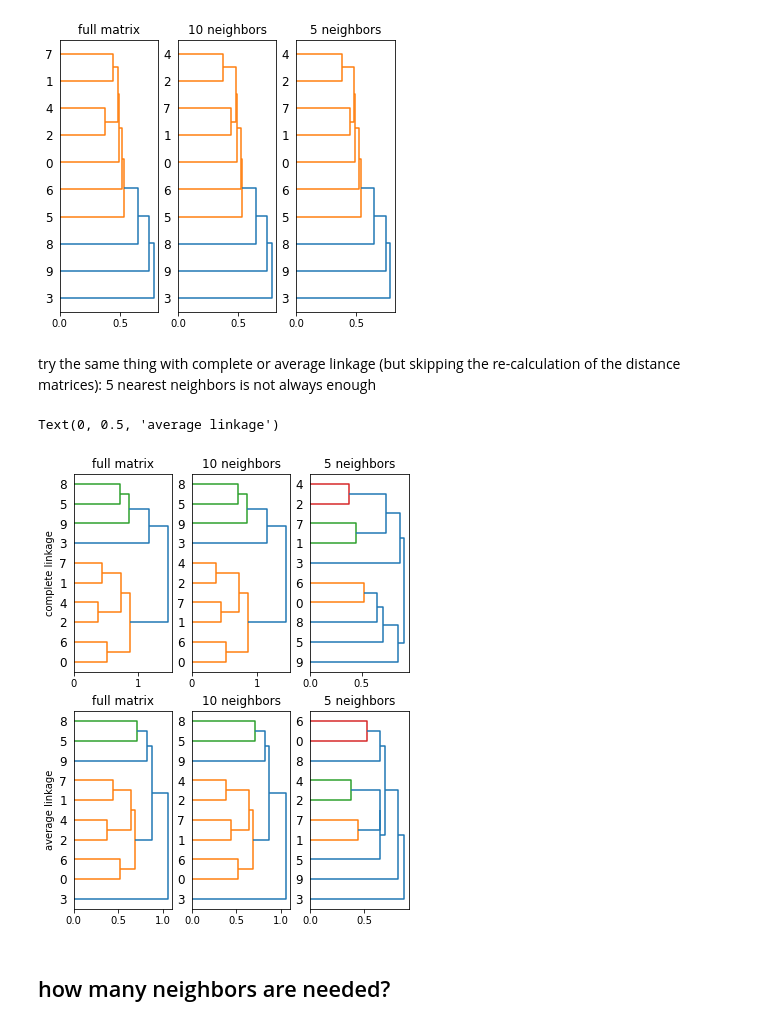
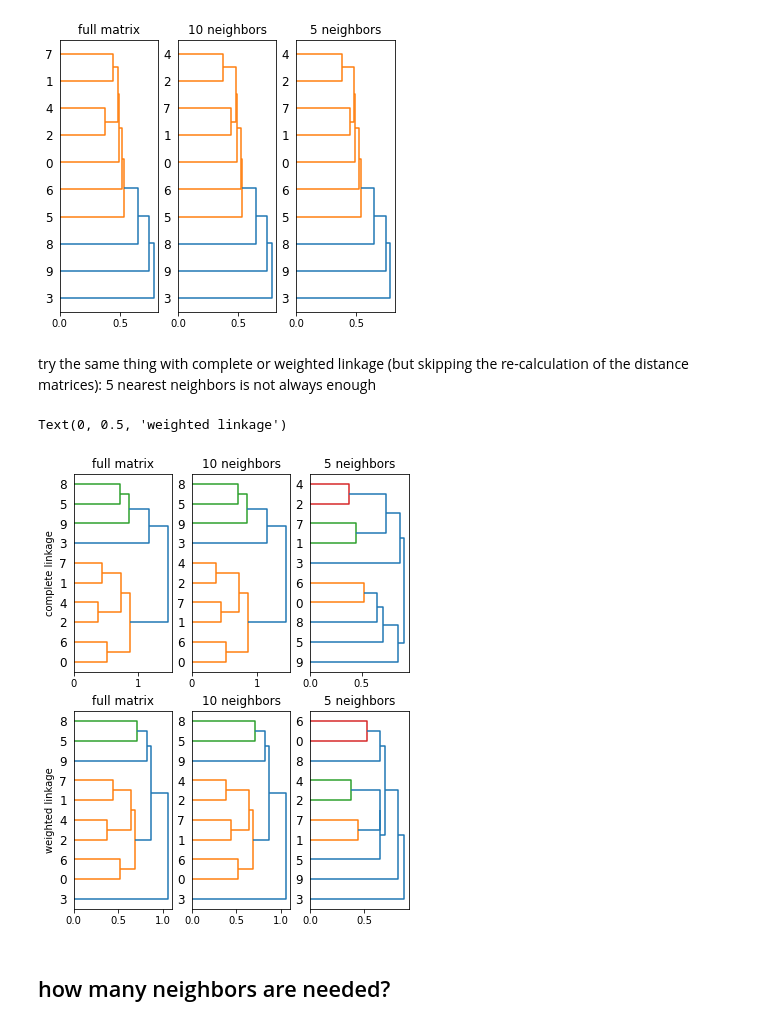
Before and after one commit to bobermayer/sparsecluster, a Jupyter notebook: sparsecluster_demo.ipynb, the cells around one changed output. Saved outputs shown, nothing was run; the diff lists cells and outputs as text; code cells hidden in the pictures.

```diff
--- a/sparsecluster_demo.ipynb
+++ b/sparsecluster_demo.ipynb
@@ -57,39 +57,39 @@ axs[2].set_title('5 neighbors')
 Text(0.5, 1.0, '5 neighbors')
 [figure]
 # %% [markdown]
-try the same thing with complete or average linkage (but skipping the re-calculation of the distance matrices): 5 nearest neighbors is not always enough
+try the same thing with complete or weighted linkage (but skipping the re-calculation of the distance matrices): 5 nearest neighbors is not always enough
 # %%
 Z0c = fastcluster.linkage(d0, metric=metric, method='complete')
 Z1c = sparsecluster.linkage(X, dist=d1, metric=metric, method='complete', n_neighbors=10)
 Z2c = sparsecluster.linkage(X, dist=d2, metric=metric, method='complete', n_neighbors=5)
 
-Z0a = fastcluster.linkage(d0, metric=metric, method='average')
-Z1a = sparsecluster.linkage(X, dist=d1, metric=metric, method='average', n_neighbors=10)
-Z2a = sparsecluster.linkage(X, dist=d2, metric=metric, method='average', n_neighbors=5)
+Z0w = fastcluster.linkage(d0, metric=metric, method='weighted')
+Z1w = sparsecluster.linkage(X, dist=d1, metric=metric, method='weighted', n_neighbors=10)
+Z2w = sparsecluster.linkage(X, dist=d2, metric=metric, method='weighted', n_neighbors=5)
 # %%
 fig,axs=plt.subplots(2,3,figsize=(6,8))
 
 L0=scipy.cluster.hierarchy.dendrogram(Z0c,ax=axs[0,0],orientation='right')
 L1=scipy.cluster.hierarchy.dendrogram(Z1c,ax=axs[0,1],orientation='right')
 L2=scipy.cluster.hierarchy.dendrogram(Z2c,ax=axs[0,2],orientation='right')
 
-L0=scipy.cluster.hierarchy.dendrogram(Z0a,ax=axs[1,0],orientation='right')
-L1=scipy.cluster.hierarchy.dendrogram(Z1a,ax=axs[1,1],orientation='right')
-L2=scipy.cluster.hierarchy.dendrogram(Z2a,ax=axs[1,2],orientation='right')
+L0=scipy.cluster.hierarchy.dendrogram(Z0w,ax=axs[1,0],orientation='right')
+L1=scipy.cluster.hierarchy.dendrogram(Z1w,ax=axs[1,1],orientation='right')
+L2=scipy.cluster.hierarchy.dendrogram(Z2w,ax=axs[1,2],orientation='right')
 
 axs[0,0].set_title('full matrix')
 axs[0,1].set_title('10 neighbors')
 axs[0,2].set_title('5 neighbors')
 
 axs[1,0].set_title('full matrix')
 axs[1,1].set_title('10 neighbors')
 axs[1,2].set_title('5 neighbors')
 
 axs[0,0].set_ylabel("complete linkage")
-axs[1,0].set_ylabel("average linkage")
+axs[1,0].set_ylabel("weighted linkage")
 # %% [output]
-Text(0, 0.5, 'average linkage')
+Text(0, 0.5, 'weighted linkage')
-[figure, old version]
+[figure, new version]
 # %% [markdown]
 ## how many neighbors are needed?
 # %% [markdown]
```
Also changed, not shown: parts of 6 cells of this notebook, 1 other file.
